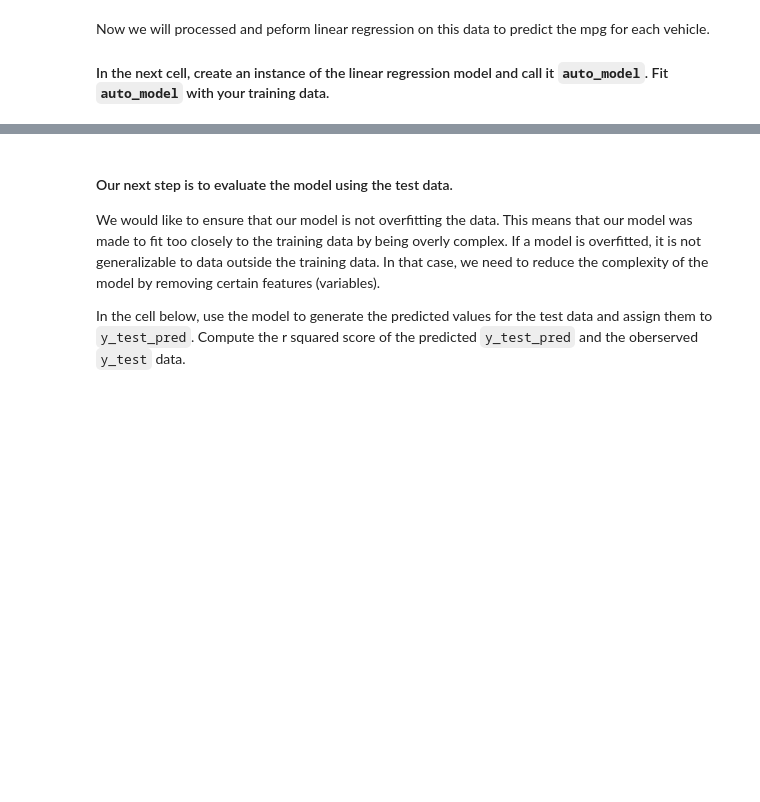
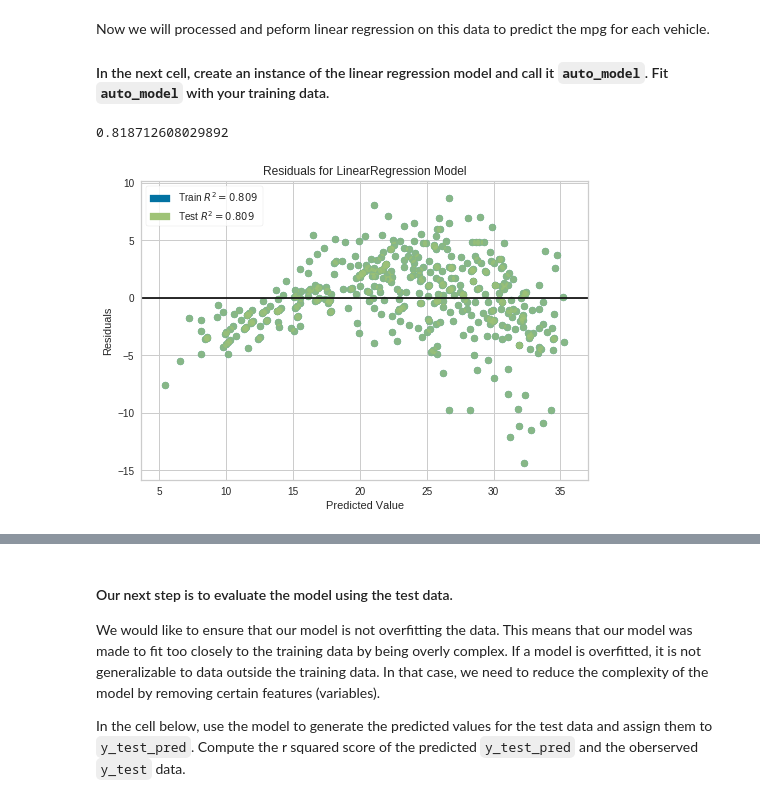
Before and after one commit to alejandroperela/datamad0119, a Jupyter notebook: module-3/lab-supervised-learning-sklearn/your-code/main.ipynb, the cells around one changed output, grey strips where cells are left out. Cells and saved outputs as stored; diff of their text form; code cells hidden in the pictures; blank space fills up the shorter version.

```diff
--- a/module-3/lab-supervised-learning-sklearn/your-code/main.ipynb
+++ b/module-3/lab-supervised-learning-sklearn/your-code/main.ipynb
@@ -206,6 +288,8 @@ Now that we have dealt with data that has been formatted for scikit-learn, let's
 In the next cell, load the `auto-mpg.csv` file included in this folder and assign it to a variable called `auto`.
 # %%
 # Your code here:
+
+auto = pd.read_csv('../auto-mpg.csv')
 # %% [markdown]
 Look at the first 5 rows using the `head()` function:
 # %%
@@ -224,0 +334,6 @@ Check the dataset for missing values and remove all rows containing at least one
+# %%
+# Your code here:
+
+print(auto.isnull().sum())
+auto.dropna(inplace=True)
+print(auto.isnull().sum())
@@ -237,3 +378,14 @@ Assign the predictor and response training data to `X_train` and `y_train` respe
+# %%
+# Your code here:
+
+auto.drop('car_name', axis=1, inplace=True)
+
+from sklearn.model_selection import train_test_split
+
+y = auto.mpg
+X = auto.loc[:, auto.columns != 'mpg']
+
+X_train, X_test, y_train, y_test = train_test_split(X, y, test_size=0.2, shuffle=True)
 # %% [markdown]
 Now we will processed and peform linear regression on this data to predict the mpg for each vehicle.
 
@@ -242,0 +393,17 @@ Now we will processed and peform linear regression on this data to predict the m
+# %%
+# Your code here:
+
+auto_model = linear_model.LinearRegression()
+auto_model.fit(X_train, y_train)
+auto_model.score(X_test, y_test)
+# %% [output]
+0.818712608029892
+# %%
+from yellowbrick.regressor import ResidualsPlot
+
+visualizer = ResidualsPlot(auto_model, hist=False)
+visualizer.fit(X, y)
+visualizer.score(X, y)
+visualizer.poof()
+# %% [output]
+[figure, added]
```
Also changed, not shown: parts of 46 cells of this notebook.
